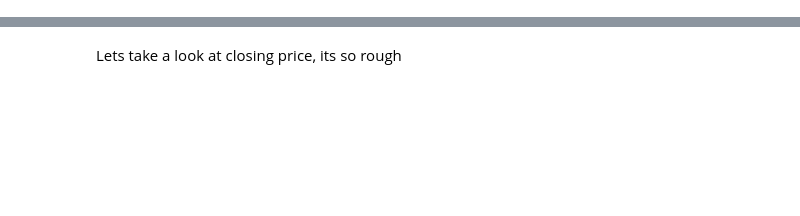
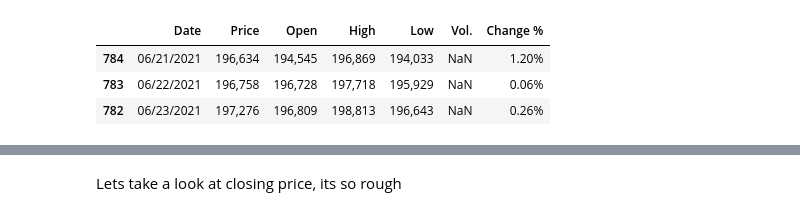
Before and after one commit to rockcoolsaint/ML-stock-price-predictor, a Jupyter notebook: Stock-price-prediction using CNN.ipynb, the cells around one changed output, grey strips where cells are left out. Cells and saved outputs as stored; diff of their text form; code cells hidden in the pictures; blank space fills up the shorter version.

```diff
--- a/Stock-price-prediction using CNN.ipynb
+++ b/Stock-price-prediction using CNN.ipynb
@@ -32,2 +37,9 @@ df.head(3)
+# %%
+df.head(3)
+# %% [output]
+|  | Date | Price | Open | High | Low | Vol. | Change % |
+| 784 | 06/21/2021 | 196,634 | 194,545 | 196,869 | 194,033 | NaN | 1.20% |
+| 783 | 06/22/2021 | 196,758 | 196,728 | 197,718 | 195,929 | NaN | 0.06% |
+| 782 | 06/23/2021 | 197,276 | 196,809 | 198,813 | 196,643 | NaN | 0.26% |
 # %%
 df.shape
```
Also changed, not shown: parts of 10 cells of this notebook.
